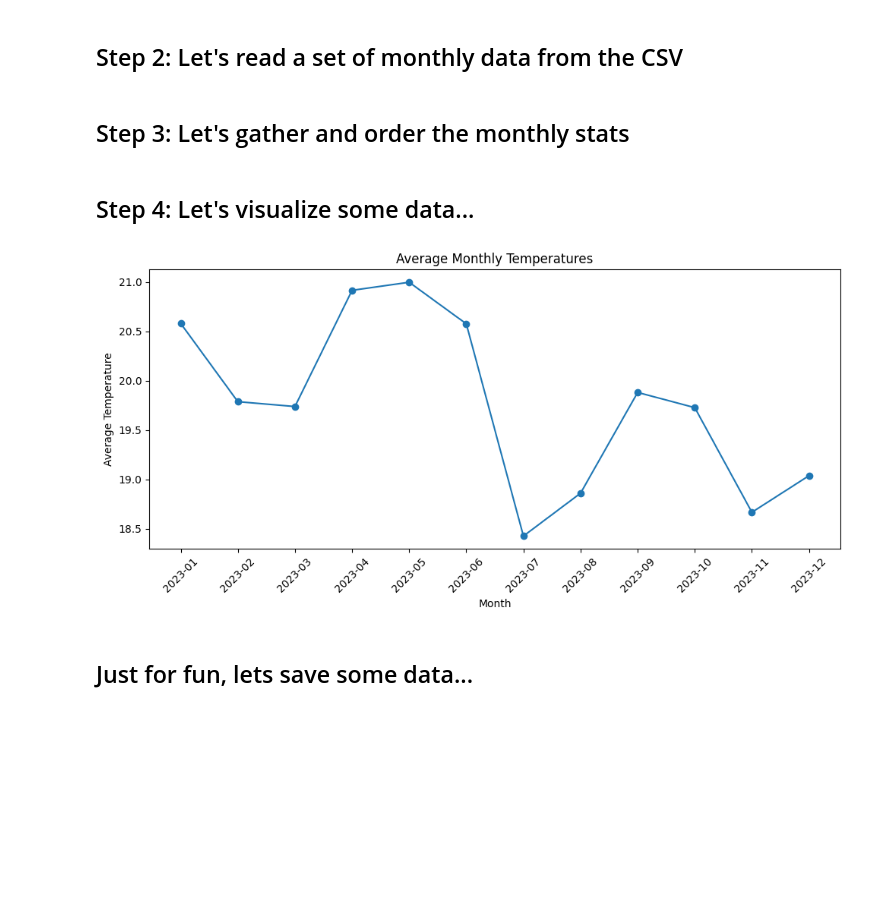
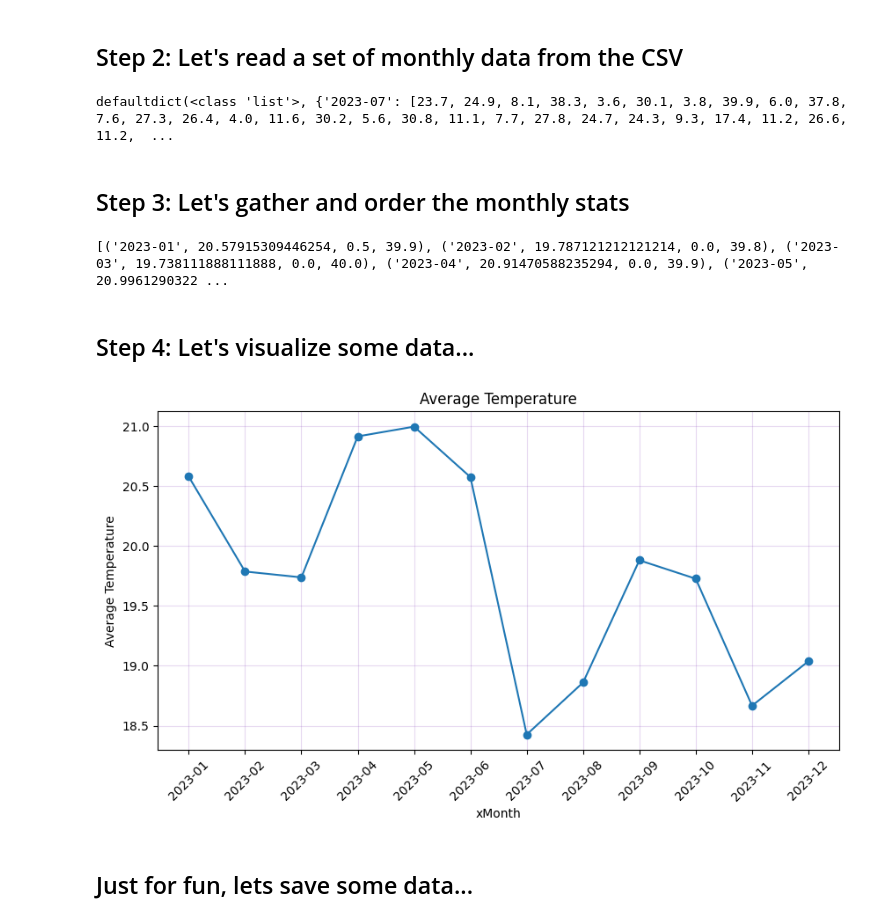
Before and after one commit to DSE200/Day1, a Jupyter notebook: python_basic.ipynb, the cells around one changed output. Saved outputs shown, nothing was run; the diff lists cells and outputs as text; code cells hidden in the pictures; blank space fills up the shorter version.

```diff
--- a/python_basic.ipynb
+++ b/python_basic.ipynb
@@ -38,39 +55,65 @@ Drive already mounted at /content/drive; to attempt to forcibly remount, call dr
 ## Step 2: Let's read a set of monthly data from the CSV
 # %%
 monthly_data = defaultdict(list)
+p = print
 
 # Step 1: Read CSV file and organize data by month
-with open('temperatures.csv') as file:
+with open(thePath + 'temperatures.csv') as file:
   theReader = csv.DictReader(file)
+  theCols = theReader.fieldnames[:3]
+  theMonthCol = theCols[2]
+  for row in theReader:
+    if all(row[col].strip() != '' for col in theCols ):
+      theDate = datetime.strptime(row['date'], '%Y-%m-%d')
+      theKey = theDate.strftime('%Y-%m')
+      monthly_data[theKey].append(float(row[theMonthCol]))
+
+p(monthly_data)
 
   #add code...
+# %% [output]
+defaultdict(<class 'list'>, {'2023-07': [23.7, 24.9, 8.1, 38.3, 3.6, 30.1, 3.8, 39.9, 6.0, 37.8, 7.6, 27.3, 26.4, 4.0, 11.6, 30.2, 5.6, 30.8, 11.1, 7.7, 27.8, 24.7, 24.3, 9.3, 17.4, 11.2, 26.6, 11.2,  ...
 # %% [markdown]
 ## Step 3: Let's gather and order the monthly stats
 # %%
-#capture avg, min, max data for each month...
+#capture avg, min, max data for each date...
 
 monthly_stats = []
 
 #add code...
+for theDate, temps in monthly_data.items():
+  avg_temp = sum(temps) / len(temps)
+  min_temp = min(temps)
+  max_temp = max(temps)
+  monthly_stats.append((theDate, avg_temp, min_temp, max_temp))
 
 monthly_stats.sort() #sort it...
 
+p(monthly_stats)
+
 #fetch some data for our plots
 
-months = None
-average_temps = None
+months = [month for month, _, _ ,_ in monthly_stats]
+avg_temps = [avg_temp for _, avg_temp, _, _ in monthly_stats]
+# %% [output]
+[('2023-01', 20.57915309446254, 0.5, 39.9), ('2023-02', 19.787121212121214, 0.0, 39.8), ('2023-03', 19.738111888111888, 0.0, 40.0), ('2023-04', 20.91470588235294, 0.0, 39.9), ('2023-05', 20.9961290322 ...
 # %% [markdown]
 ## Step 4: Let's visualize some data...
 # %%
 # Now write the actual plot code
 
 plt.figure(figsize=(10, 5))
 
-#add code...
-
+plt.plot(months, avg_temps, marker='o')
+plt.xlabel('xMonth')
+plt.ylabel('Average Temperature')
+plt.title('Average Temperature')
+plt.grid(True, color='#8844bb', alpha=0.2)
+plt.xticks(rotation=45)
+plt.tight_layout
 plt.show()
 # %% [output]
-[figure, old version]
+[figure, new version]
 # %% [markdown]
 ## Just for fun, lets save some data...
 # %%
```
Also changed, not shown: parts of 2 cells of this notebook.
